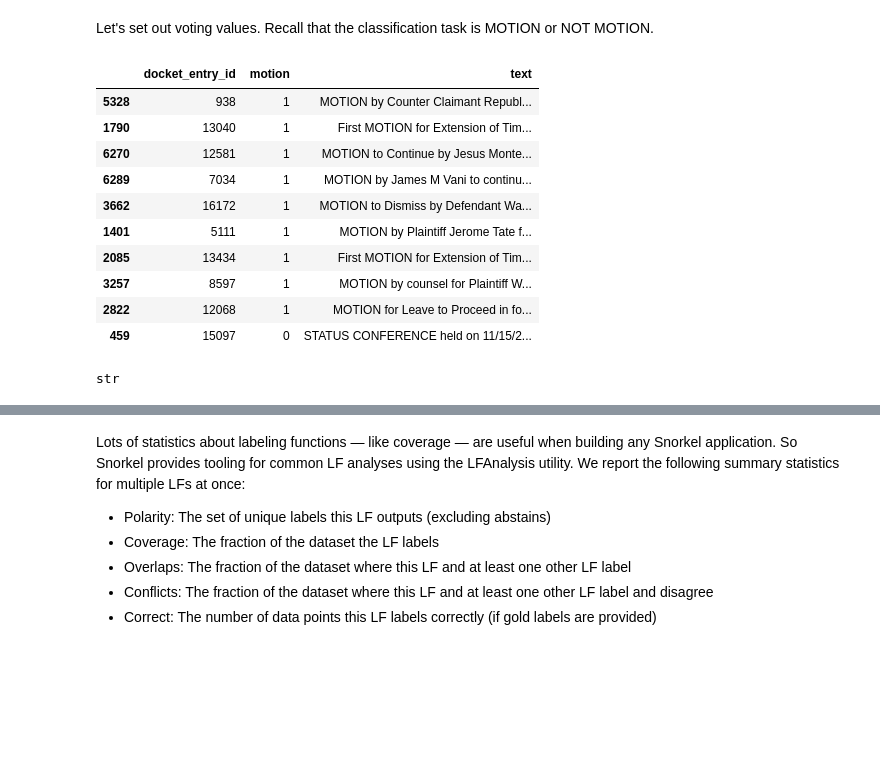
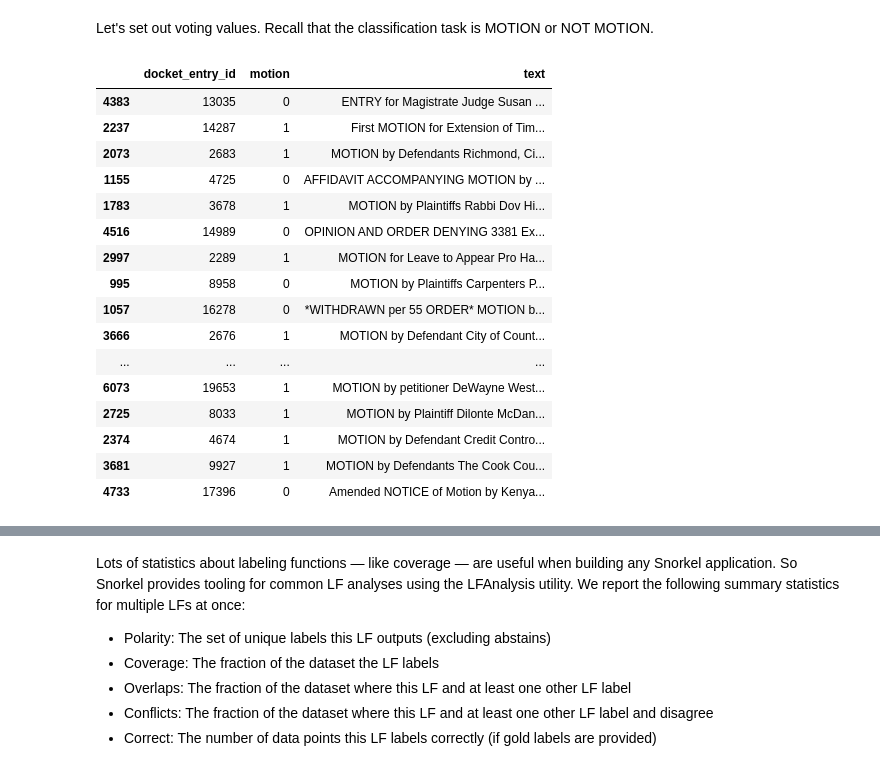
Before and after one commit to simon-benigeri/machine-teaching-literature, a Jupyter notebook: motion__classifier.ipynb, the cells around one changed output, grey strips where cells are left out. Drawn from its saved outputs; the diff is of its cells as text; code cells hidden in the pictures; blank space fills up the shorter version.

```diff
--- a/motion__classifier.ipynb
+++ b/motion__classifier.ipynb
@@ -159,8 +165,12 @@ lf_set.head()
 | 11 | 833 | 1 | (Unopposed) NOTICE of Motion by K... |
 # %% [markdown]
 Create train, dev, test split: 60/20/20.
+# %%
+# SPLIT_1 = 0.4
+SPLIT_1 = 0.4
+# SPLIT_2 = 0.5
 # %%
-df_train, df_test = train_test_split(lf_set, stratify=lf_set['motion'], test_size=0.4)
+df_train, df_test = train_test_split(lf_set, stratify=lf_set['motion'], test_size=SPLIT_1)
 df_val, df_test = train_test_split(df_test, stratify=df_test['motion'], test_size=0.5)
 # %%
 def get_n_samples(df, n):
@@ -173,16 +183,22 @@ ABSTAIN = -1
 MOTION = 1
 NOT_MOTION = 0
 # %%
-get_n_samples(df_train, 10)
+get_n_samples(df_train, 20)
 # %% [output]
 |  | docket_entry_id | motion | text |
-| 5328 | 938 | 1 | MOTION by Counter Claimant Republ... |
-| 1790 | 13040 | 1 | First MOTION for Extension of Tim... |
-| 6270 | 12581 | 1 | MOTION to Continue by Jesus Monte... |
-| 6289 | 7034 | 1 | MOTION by James M Vani to continu... |
-| 3662 | 16172 | 1 | MOTION to Dismiss by Defendant Wa... |
-| 1401 | 5111 | 1 | MOTION by Plaintiff Jerome Tate f... |
-| 2085 | 13434 | 1 | First MOTION for Extension of Tim... |
-| 3257 | 8597 | 1 | MOTION by counsel for Plaintiff W... |
-| 2822 | 12068 | 1 | MOTION for Leave to Proceed in fo... |
-| 459 | 15097 | 0 | STATUS CONFERENCE held on 11/15/2... |
+| 4383 | 13035 | 0 | ENTRY for Magistrate Judge Susan ... |
+| 2237 | 14287 | 1 | First MOTION for Extension of Tim... |
+| 2073 | 2683 | 1 | MOTION by Defendants Richmond, Ci... |
+| 1155 | 4725 | 0 | AFFIDAVIT ACCOMPANYING MOTION by ... |
+| 1783 | 3678 | 1 | MOTION by Plaintiffs Rabbi Dov Hi... |
+| 4516 | 14989 | 0 | OPINION AND ORDER DENYING 3381 Ex... |
+| 2997 | 2289 | 1 | MOTION for Leave to Appear Pro Ha... |
+| 995 | 8958 | 0 | MOTION by Plaintiffs Carpenters P... |
+| 1057 | 16278 | 0 | *WITHDRAWN per 55 ORDER* MOTION b... |
+| 3666 | 2676 | 1 | MOTION by Defendant City of Count... |
+| ... | ... | ... | ... |
+| 6073 | 19653 | 1 | MOTION by petitioner DeWayne West... |
+| 2725 | 8033 | 1 | MOTION by Plaintiff Dilonte McDan... |
+| 2374 | 4674 | 1 | MOTION by Defendant Credit Contro... |
+| 3681 | 9927 | 1 | MOTION by Defendants The Cook Cou... |
+| 4733 | 17396 | 0 | Amended NOTICE of Motion by Kenya... |
@@ -266,5 +204,0 @@ def lf_notice_of_motion(x):
-# %%
-tokens = tokenizer("Motion to dismiss.".lower())[0]
-type(tokens.text)
-# %% [output]
-str
```
Also changed, not shown: parts of 29 cells of this notebook, 4 other files.
